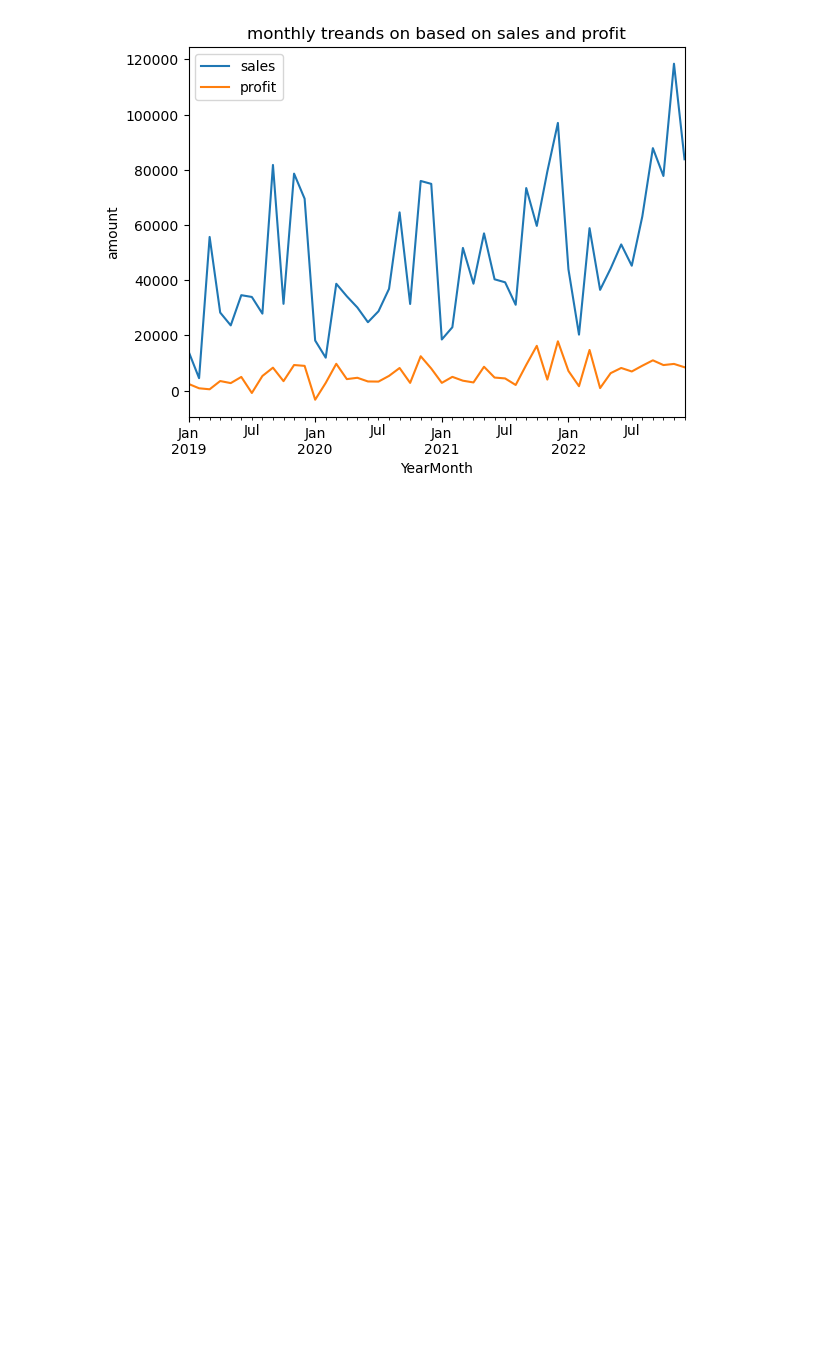
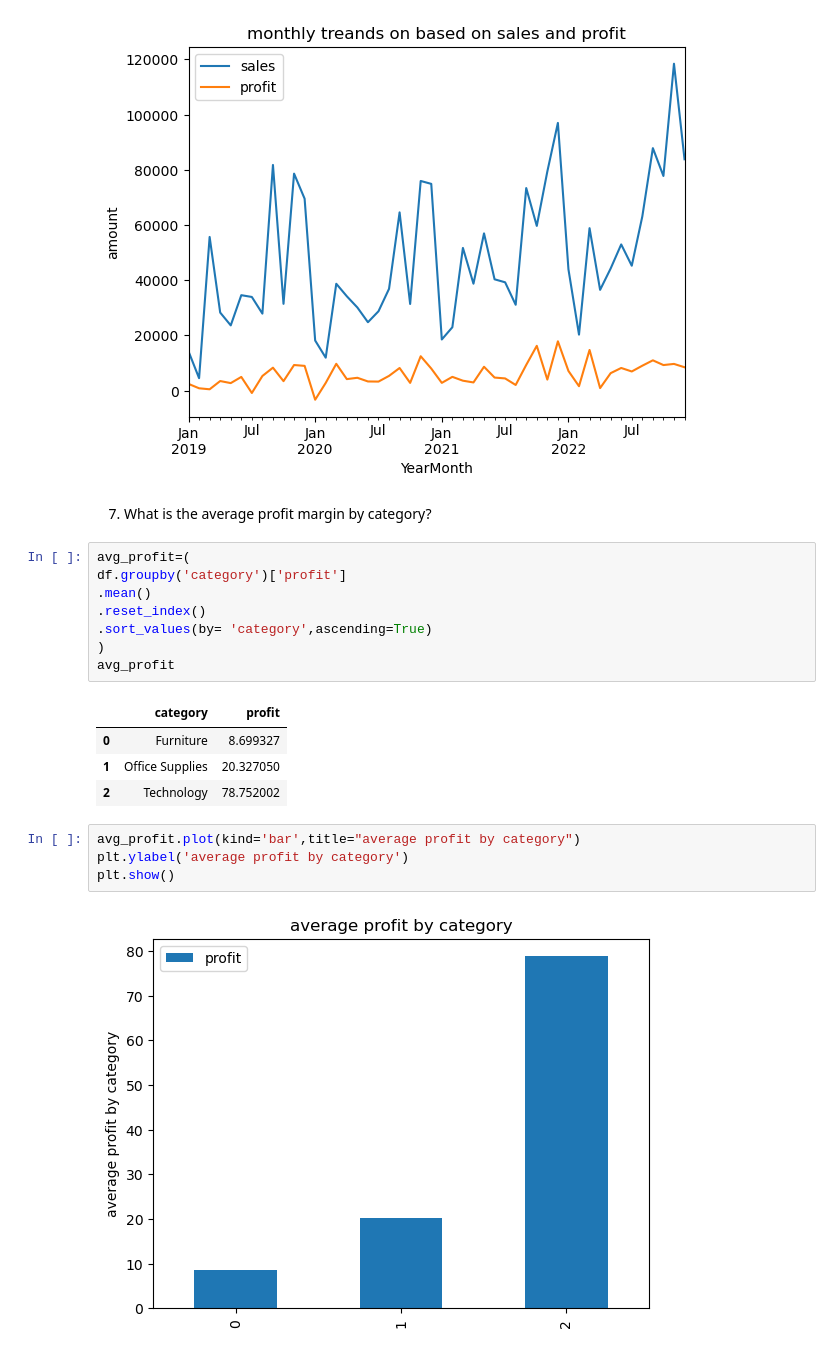
Before and after one commit to kitsune79/sales-trend-analysis, a Jupyter notebook: sales_trend_analysis.ipynb, the cells around one changed output. Saved outputs shown, nothing was run; the diff lists cells and outputs as text; blank space fills up the shorter version.

```diff
--- a/sales_trend_analysis.ipynb
+++ b/sales_trend_analysis.ipynb
@@ -234,3 +236,24 @@ plt.ylabel('amount')
 plt.show()
 # %% [output]
 [figure]
+# %% [markdown]
+7. What is the average profit margin by category?
+# %%
+avg_profit=(
+df.groupby('category')['profit']
+.mean()
+.reset_index()
+.sort_values(by= 'category',ascending=True)
+)
+avg_profit
+# %% [output]
+|  | category | profit |
+| 0 | Furniture | 8.699327 |
+| 1 | Office Supplies | 20.327050 |
+| 2 | Technology | 78.752002 |
+# %%
+avg_profit.plot(kind='bar',title="average profit by category")
+plt.ylabel('average profit by category')
+plt.show()
+# %% [output]
+[figure, added]
```
Also changed, not shown: parts of 10 cells of this notebook.
